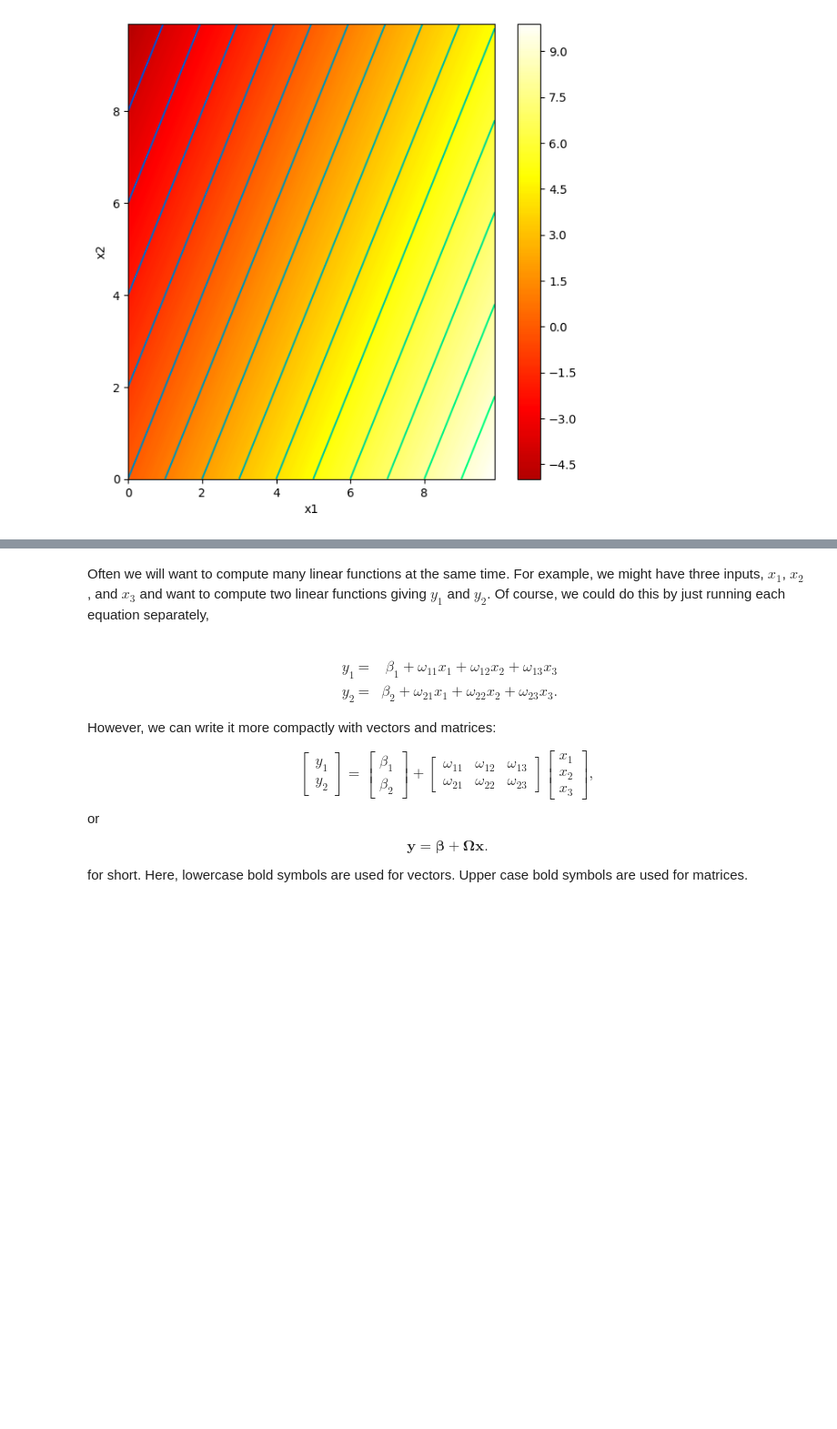
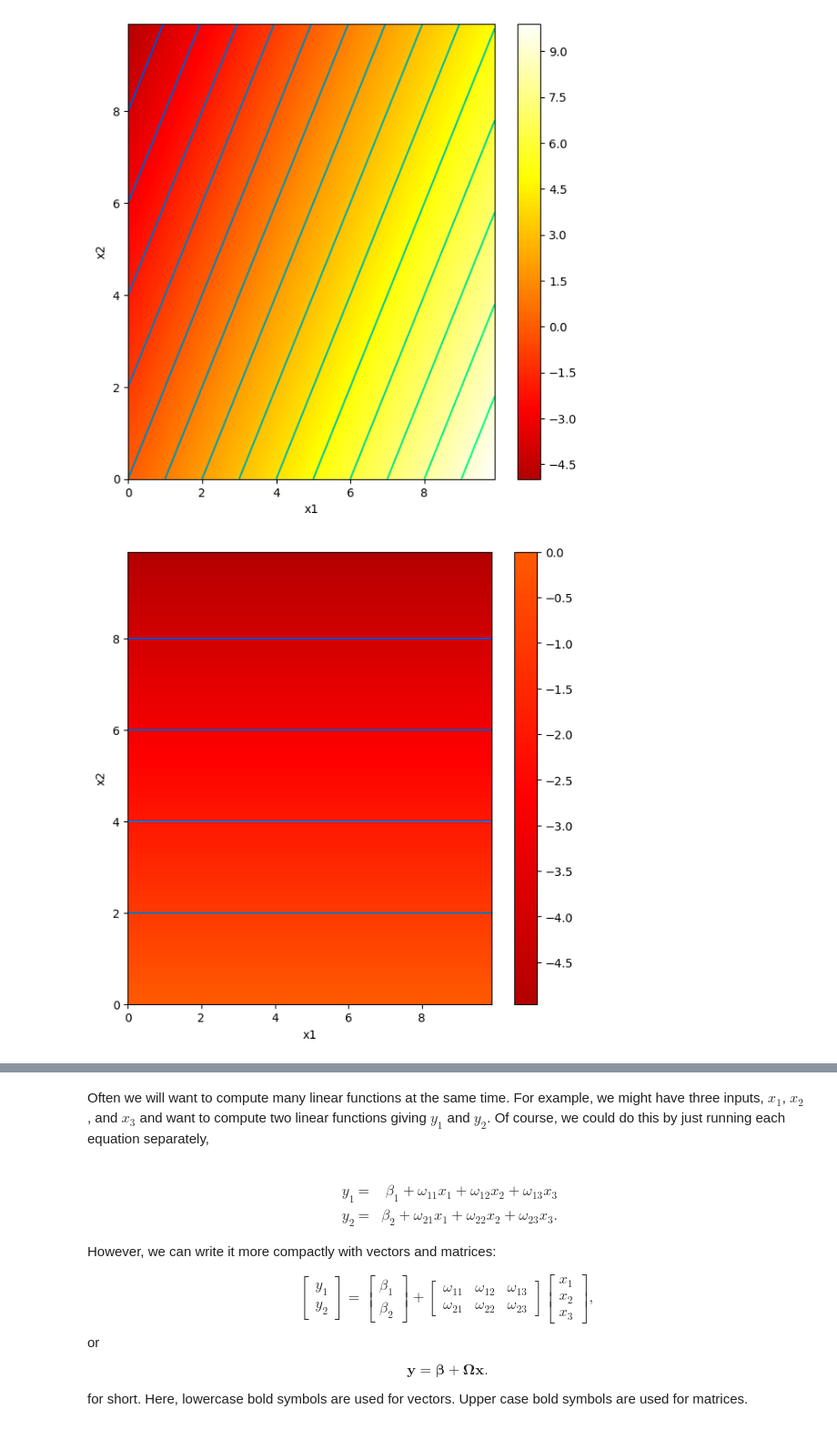
Before and after one commit to deburg0/udlbook, a Jupyter notebook: Notebooks/Chap01/1_1_BackgroundMathematics.ipynb, the cells around one changed output, grey strips where cells are left out. Shown at 91% size. Cells and saved outputs as stored; diff of their text form; code cells hidden in the pictures; blank space fills up the shorter version.

```diff
--- a/Notebooks/Chap01/1_1_BackgroundMathematics.ipynb
+++ b/Notebooks/Chap01/1_1_BackgroundMathematics.ipynb
@@ -105,2 +93,12 @@ draw_2D_function(x1,x2,y)
 # %% [output]
 [figure]
+# %%
+# TODO
+# Predict what this plot will look like if you set omega_1 to zero
+# Change the code and see if you are right.
+# Setting omega_1 to zero creates horizontal contours c = beta + omega_2*x2
+beta = 0.0; omega1 = 0.0; omega2 = -0.5
+y  = linear_function_2D(x1,x2,beta, omega1, omega2)
+draw_2D_function(x1,x2,y)
+# %% [output]
+[figure, added]
```
Also changed, not shown: parts of 4 cells of this notebook.
